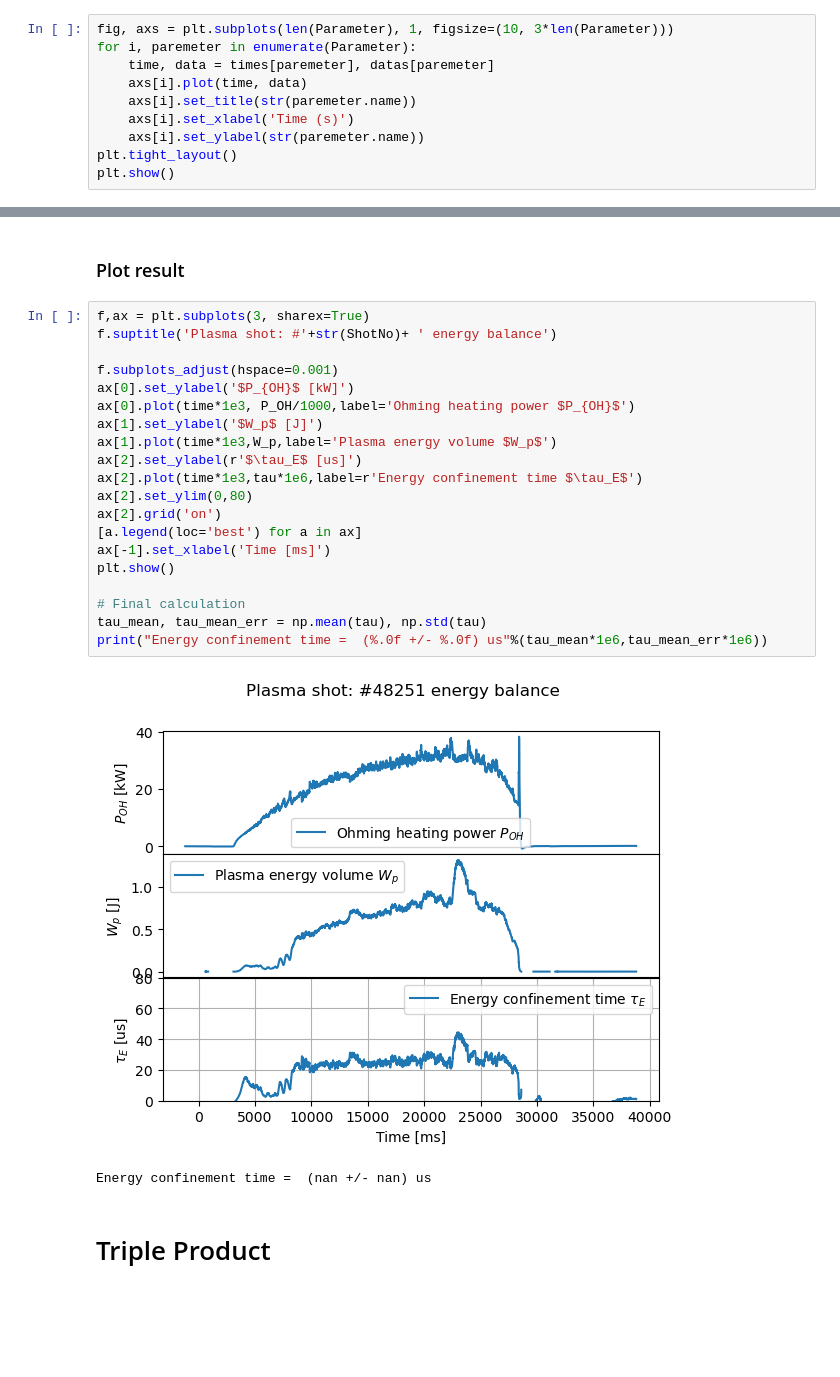
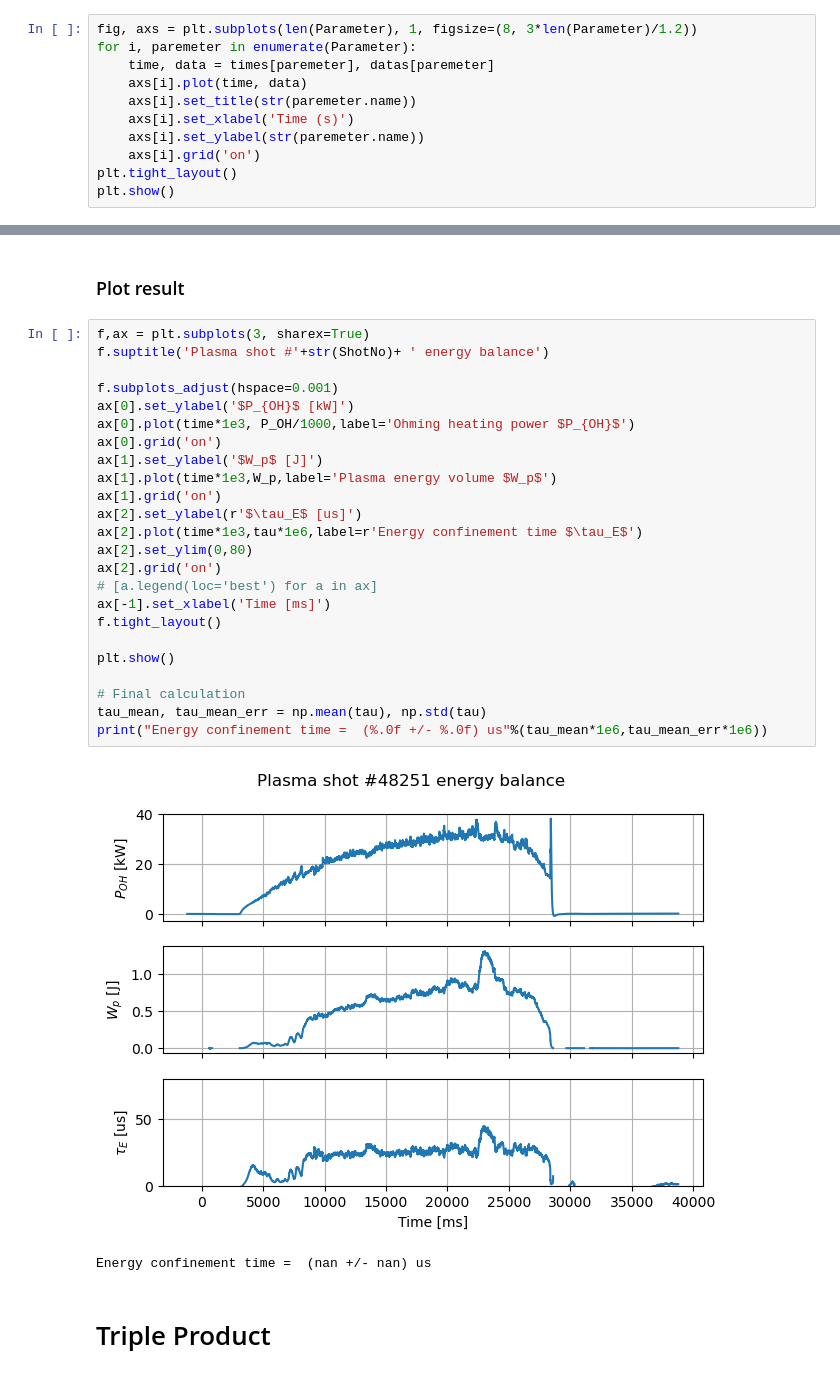
Before and after one commit to VictorV626/GolemGithub, a Jupyter notebook: TauCalculation.ipynb, the cells around one changed output, grey strips where cells are left out. Saved outputs shown, nothing was run; the diff lists cells and outputs as text; blank space fills up the shorter version.

Commit message:
Grid

```diff
--- a/TauCalculation.ipynb
+++ b/TauCalculation.ipynb
@@ -135,13 +135,14 @@ n_e_lav = datas[Parameter.n_e_lav]
 # %% [markdown]
 ### Plot obtained data
 # %%
-fig, axs = plt.subplots(len(Parameter), 1, figsize=(10, 3*len(Parameter)))
+fig, axs = plt.subplots(len(Parameter), 1, figsize=(8, 3*len(Parameter)/1.2))
 for i, paremeter in enumerate(Parameter):
     time, data = times[paremeter], datas[paremeter]
     axs[i].plot(time, data)
     axs[i].set_title(str(paremeter.name))
     axs[i].set_xlabel('Time (s)')
     axs[i].set_ylabel(str(paremeter.name))
+    axs[i].grid('on')
 plt.tight_layout()
 plt.show()
 # %% [output]
@@ -159,26 +160,30 @@ tau = W_p/P_OH
 ### Plot result
 # %%
 f,ax = plt.subplots(3, sharex=True)
-f.suptitle('Plasma shot: #'+str(ShotNo)+ ' energy balance')
+f.suptitle('Plasma shot #'+str(ShotNo)+ ' energy balance')
 
 f.subplots_adjust(hspace=0.001)
 ax[0].set_ylabel('$P_{OH}$ [kW]')
 ax[0].plot(time*1e3, P_OH/1000,label='Ohming heating power $P_{OH}$')
+ax[0].grid('on')
 ax[1].set_ylabel('$W_p$ [J]')
 ax[1].plot(time*1e3,W_p,label='Plasma energy volume $W_p$')
+ax[1].grid('on')
 ax[2].set_ylabel(r'$\tau_E$ [us]')
 ax[2].plot(time*1e3,tau*1e6,label=r'Energy confinement time $\tau_E$')
 ax[2].set_ylim(0,80)
 ax[2].grid('on')
-[a.legend(loc='best') for a in ax]
+# [a.legend(loc='best') for a in ax]
 ax[-1].set_xlabel('Time [ms]')
+f.tight_layout()
+
 plt.show()
 
 # Final calculation
 tau_mean, tau_mean_err = np.mean(tau), np.std(tau)
 print("Energy confinement time =  (%.0f +/- %.0f) us"%(tau_mean*1e6,tau_mean_err*1e6))
 # %% [output]
-[figure, old version]
+[figure, new version]
 Energy confinement time =  (nan +/- nan) us
 # %% [markdown]
 # Triple Product
```
Also changed, not shown: parts of 3 cells of this notebook.
